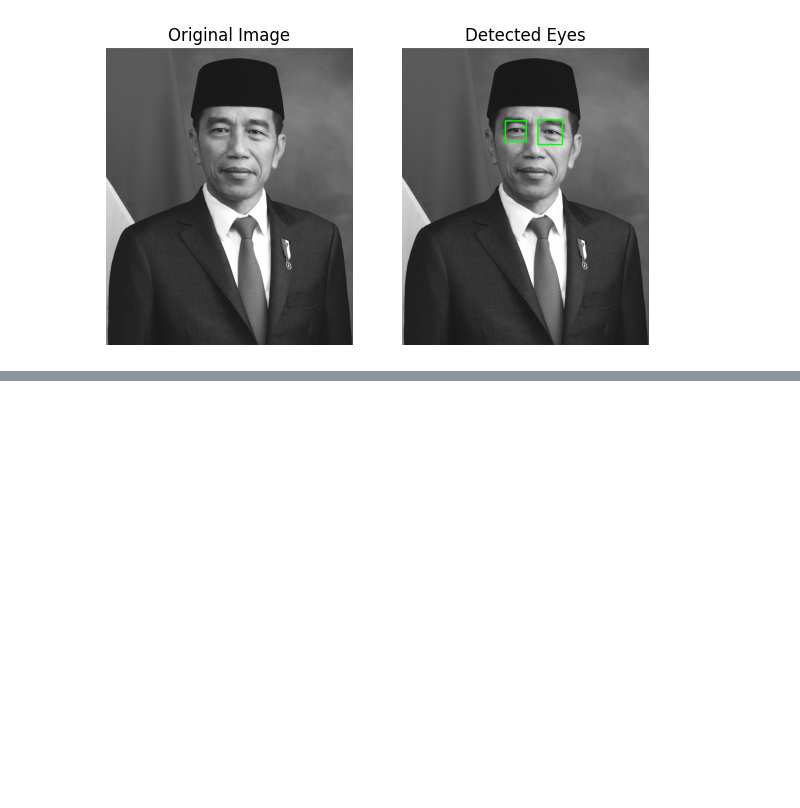
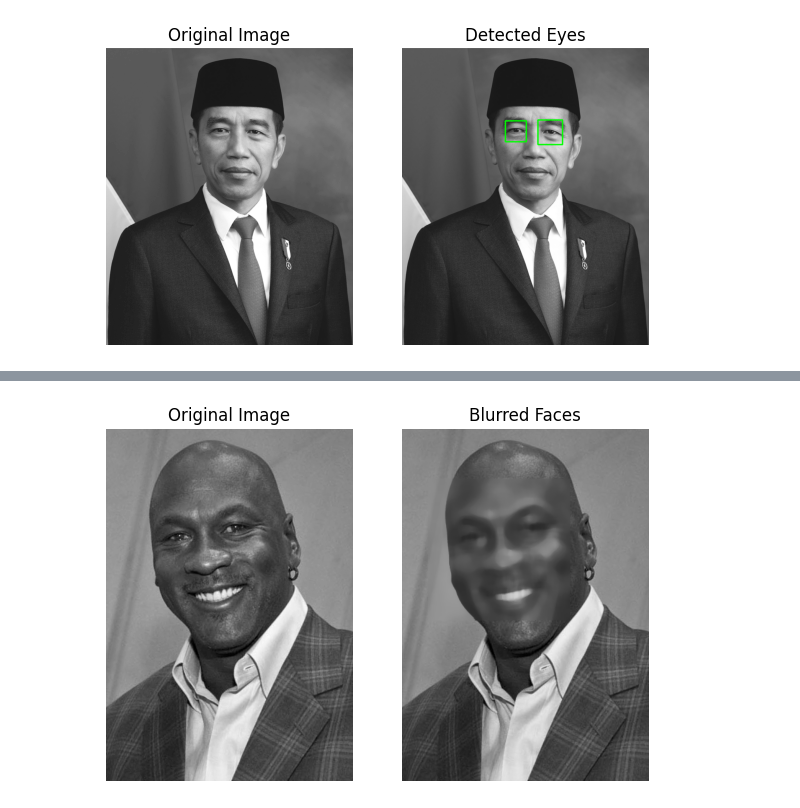
Before and after one commit to derivai7/PCVK_Ganjil_2023, a Jupyter notebook: Week12.ipynb, the cells around one changed output, grey strips where cells are left out. Saved outputs shown, nothing was run; the diff lists cells and outputs as text; code cells hidden in the pictures; blank space fills up the shorter version.

```diff
--- a/Week12.ipynb
+++ b/Week12.ipynb
@@ -143,0 +220,32 @@ drive.mount('/content/drive')
+# %%
+# Read the input image in grayscale
+input_image_gray = cv2.imread('/content/drive/MyDrive/dataset/facedet/mjordan.jpg', cv2.IMREAD_GRAYSCALE)
+
+# Convert grayscale image to RGB for displaying with rectangles
+input_image_rgb = cv2.cvtColor(input_image_gray, cv2.COLOR_GRAY2RGB)
+
+# Detect faces
+faces = face_cascade.detectMultiScale(input_image_gray)
+
+# Apply blurring to detected faces
+for (x, y, w, h) in faces:
+    face_region = input_image_rgb[y:y+h, x:x+w]
+    blurred_face_region = cv2.medianBlur(face_region, 15)
+    input_image_rgb[y:y+h, x:x+w] = blurred_face_region
+
+# Display the original and detected images
+fig, axes = plt.subplots(1, 2, figsize=(7, 7))
+
+# Display the original image
+axes[0].imshow(input_image_gray, cmap='gray')
+axes[0].set_title('Original Image')
+axes[0].axis('off')
+
+# Display the image with blurred faces
+axes[1].imshow(input_image_rgb, cmap='gray')
+axes[1].set_title('Blurred Faces')
+axes[1].axis('off')
+
+plt.show()
+# %% [output]
+[figure, added]
```
Also changed, not shown: parts of 6 cells of this notebook.
